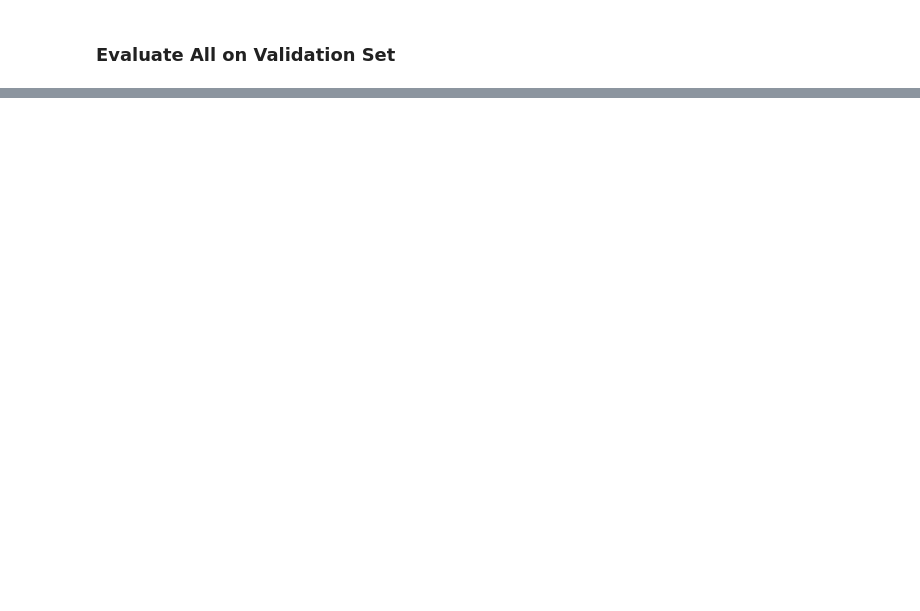
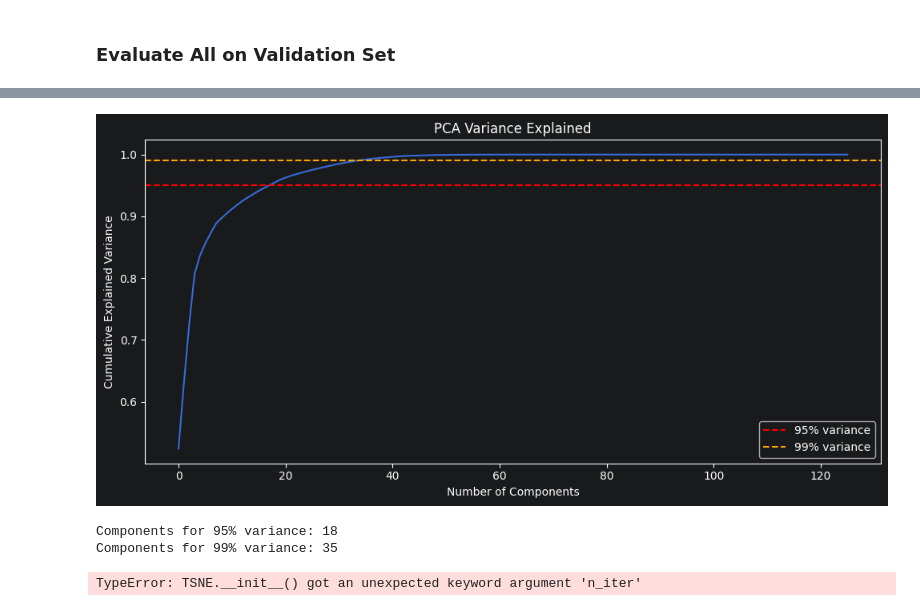
Before and after one commit to Darlene-13/SmartPipe-AI-Powered-Leak-Detection-for-Kenya-s-Pipeline-Network, a Jupyter notebook: ml_service/notebooks/04_classification_modelling.ipynb, the cells around one changed output, grey strips where cells are left out. Drawn from its saved outputs; the diff is of its cells as text; code cells hidden in the pictures; blank space fills up the shorter version.

```diff
--- a/ml_service/notebooks/04_classification_modelling.ipynb
+++ b/ml_service/notebooks/04_classification_modelling.ipynb
@@ -304,0 +338,56 @@ knn                    0.5005    0.3894   0.6670       1.0000      0.014661
+# %%
+from sklearn.decomposition import PCA
+import matplotlib.pyplot as plt
+import numpy as np
+
+pca_full = PCA(random_state=42)
+pca_full.fit(X_train)
+
+cumvar = np.cumsum(pca_full.explained_variance_ratio_)
+
+plt.figure(figsize=(10, 5))
+plt.plot(cumvar)
+plt.axhline(0.95, color='red', linestyle='--', label='95% variance')
+plt.axhline(0.99, color='orange', linestyle='--', label='99% variance')
+plt.xlabel("Number of Components")
+plt.ylabel("Cumulative Explained Variance")
+plt.title("PCA Variance Explained")
+plt.legend()
+plt.tight_layout()
+plt.savefig("pca_variance.png", dpi=150)
+plt.show()
+
+print(f"Components for 95% variance: {np.argmax(cumvar >= 0.95) + 1}")
+print(f"Components for 99% variance: {np.argmax(cumvar >= 0.99) + 1}")
+# %% [output]
+[figure, added]
+Components for 95% variance: 18
+Components for 99% variance: 35
+# %%
+from sklearn.manifold import TSNE
+
+# Use a sample — t-SNE is slow on full dataset
+sample_idx = np.random.choice(len(X_train), 3000, replace=False)
+X_sample = X_train.iloc[sample_idx]
+y_sample = y_train.iloc[sample_idx]
+
+tsne = TSNE(n_components=2, random_state=42, perplexity=30, n_iter=1000)
+X_tsne = tsne.fit_transform(X_sample)
+
+plt.figure(figsize=(10, 6))
+colors = {0: "green", 1: "red", 2: "orange"}
+labels_map = {0: "Normal", 1: "Leak", 2: "Blockage"}
+
+for cls in [0, 1, 2]:
+    mask = y_sample.values == cls
+    plt.scatter(X_tsne[mask, 0], X_tsne[mask, 1],
+                c=colors[cls], label=labels_map[cls],
+                alpha=0.5, s=10)
+
+plt.legend()
+plt.title("t-SNE: True Feature Space Structure")
+plt.tight_layout()
+plt.savefig("tsne_separation.png", dpi=150)
+plt.show()
+# %% [output]
+TypeError: TSNE.__init__() got an unexpected keyword argument 'n_iter'
```
Also changed, not shown: parts of 5 cells of this notebook, 3 other files.
